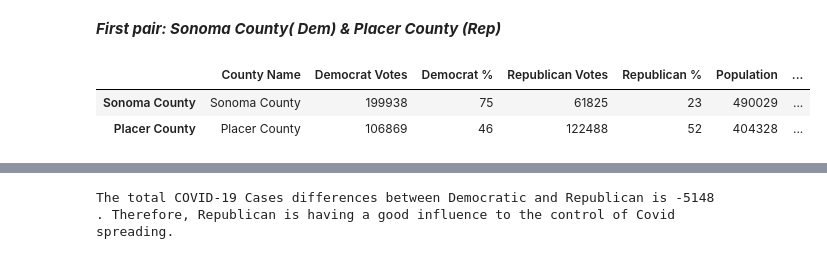
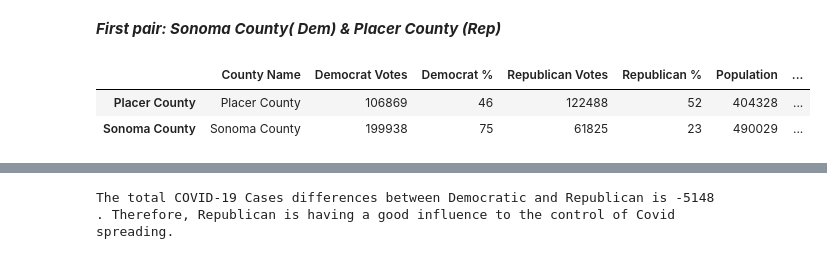
Before and after one commit to Acobie/COGS9_Final_Project, a Jupyter notebook: COGS9_DataFrame_Creation.ipynb, the cells around one changed output, grey strips where cells are left out. Cells and saved outputs as stored; diff of their text form; code cells hidden in the pictures.

```diff
--- a/COGS9_DataFrame_Creation.ipynb
+++ b/COGS9_DataFrame_Creation.ipynb
@@ -712,7 +712,8 @@ California
 # %%
 Calpair01 = California[(California.get('County Name') == 'Sonoma County' ) | (California.get('County Name') == 'Placer County' )]
 Calpair01.sort_values(by = 'Democrat %', ascending = False)
+Calpair01
 # %% [output]
 |  | County Name | Democrat Votes | Democrat % | Republican Votes | Republican % | Population | ... |
+| Placer County | Placer County | 106869 | 46 | 122488 | 52 | 404328 | ... |
 | Sonoma County | Sonoma County | 199938 | 75 | 61825 | 23 | 490029 | ... |
-| Placer County | Placer County | 106869 | 46 | 122488 | 52 | 404328 | ... |
```
Also changed, not shown: parts of 22 cells of this notebook.
